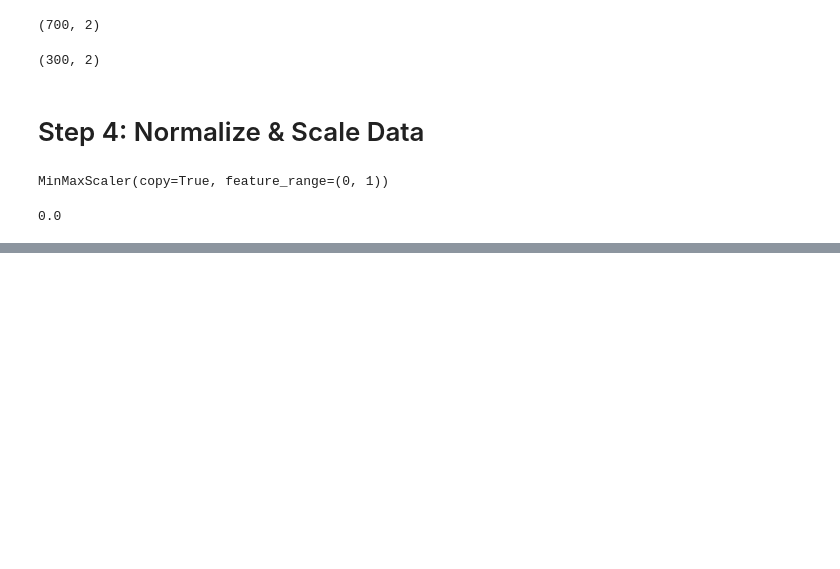
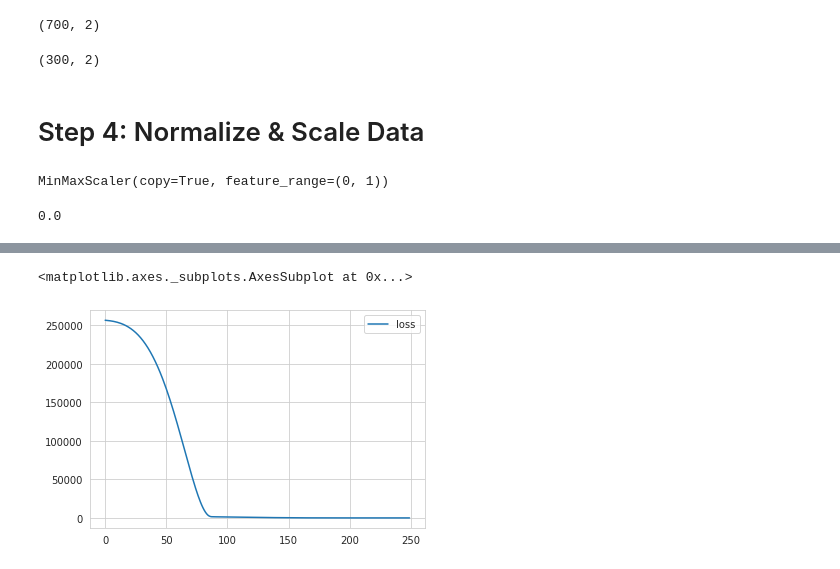
Before and after one commit to morphingdesign/tfExplore, a Jupyter notebook: TF_Process.ipynb, the cells around one changed output, grey strips where cells are left out. Saved outputs shown, nothing was run; the diff lists cells and outputs as text; code cells hidden in the pictures; blank space fills up the shorter version.

Commit message:
Create & train model.

```diff
--- a/TF_Process.ipynb
+++ b/TF_Process.ipynb
@@ -82,0 +88,10 @@ X_test.min()
+# %%
+model = Sequential()
+
+model.add(Dense(4, activation='relu'))
+model.add(Dense(4, activation='relu'))
+model.add(Dense(4, activation='relu'))
+
+model.add(Dense(1))
+
+model.compile(optimizer='rmsprop', loss='mse')
@@ -82,0 +100,2 @@ X_test.min()
+# %%
+model.fit(x=X_train, y=y_train, epochs=250)
@@ -82,0 +121,3 @@ X_test.min()
+# %%
+loss_df = pd.DataFrame(model.history.history)
+loss_df
@@ -82,0 +138,5 @@ X_test.min()
+# %%
+loss_df.plot()
+# %% [output]
+<matplotlib.axes._subplots.AxesSubplot at 0x...>
+[figure, added]
```
Also changed, not shown: parts of 6 cells of this notebook.
